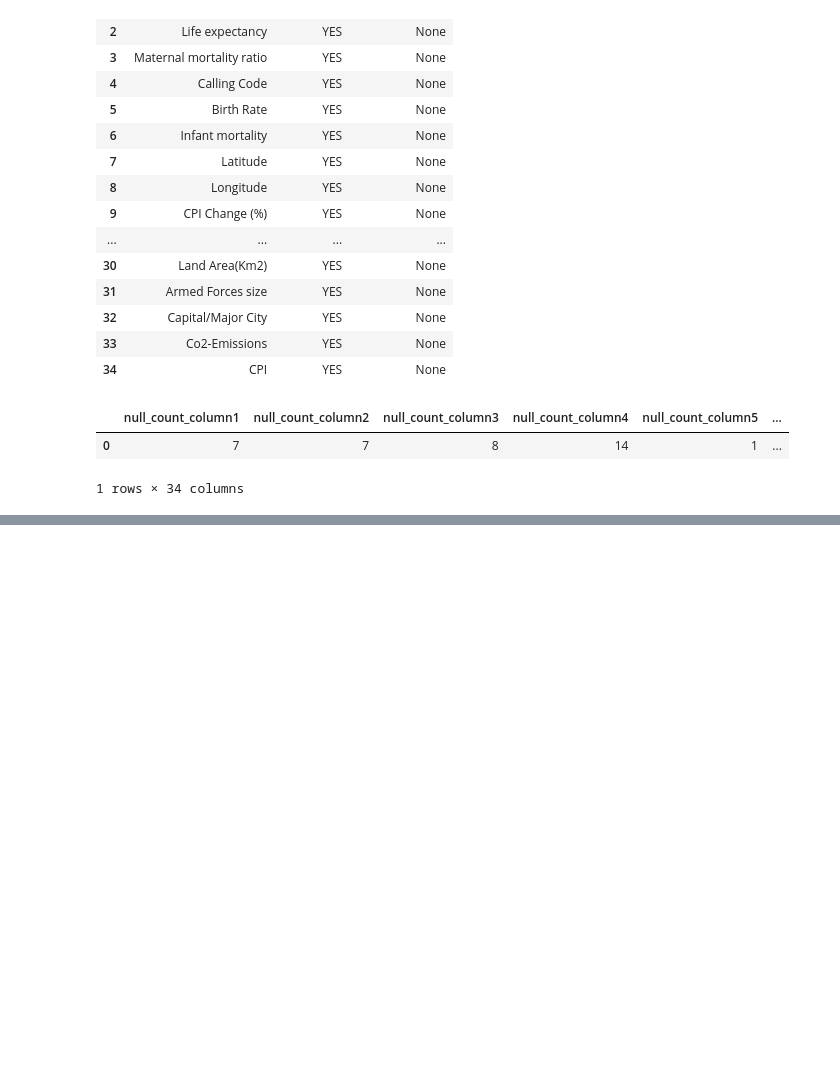
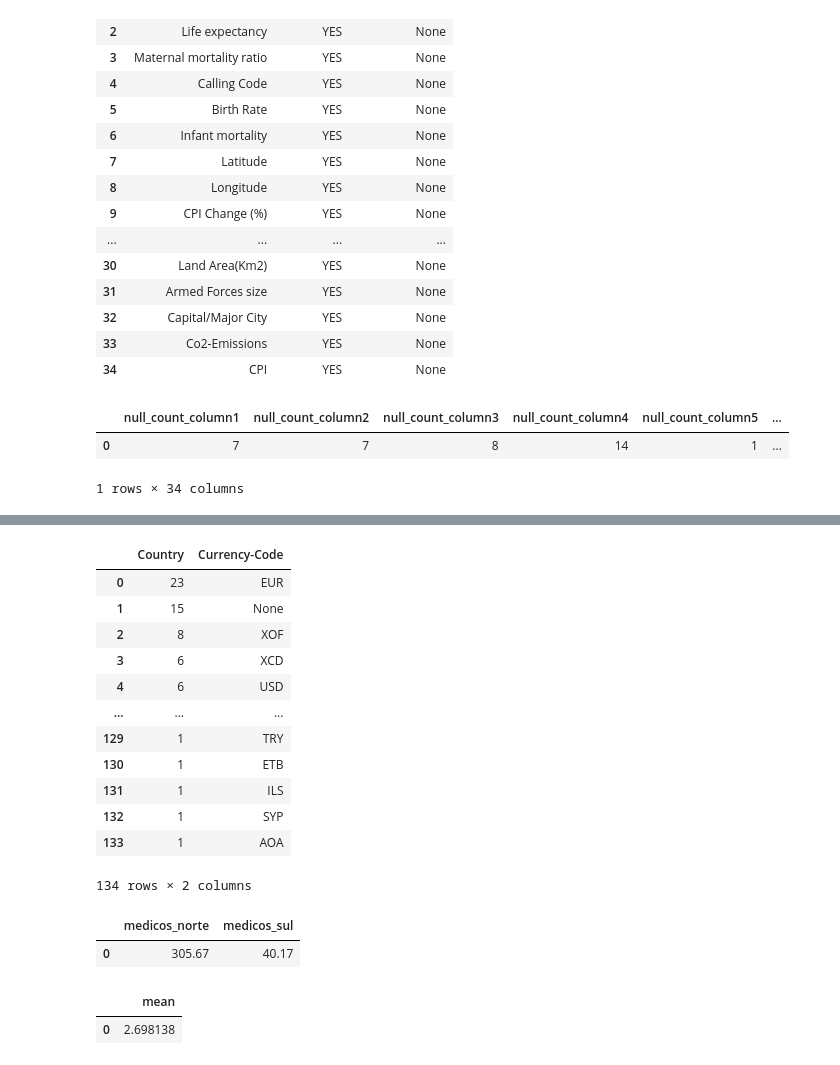
Before and after one commit to myrnamartinelli/world_data_queries, a Jupyter notebook: Untitled-1.ipynb, the cells around one changed output, grey strips where cells are left out. Drawn from its saved outputs; the diff is of its cells as text; code cells hidden in the pictures; blank space fills up the shorter version.

```diff
--- a/Untitled-1.ipynb
+++ b/Untitled-1.ipynb
@@ -171,0 +192,67 @@ pd.read_sql_query(query,engine)
+# %%
+#How many countries uses each currency
+
+query = """
+SELECT
+    COUNT("Country") AS "Country",
+    "Currency-Code"
+FROM
+    world_data
+GROUP BY
+    "Currency-Code"
+ORDER BY
+    "Country" DESC
+"""
+
+pd.read_sql_query(query,engine)
+# %% [output]
+|  | Country | Currency-Code |
+| 0 | 23 | EUR |
+| 1 | 15 | None |
+| 2 | 8 | XOF |
+| 3 | 6 | XCD |
+| 4 | 6 | USD |
+| ... | ... | ... |
+| 129 | 1 | TRY |
+| 130 | 1 | ETB |
+| 131 | 1 | ILS |
+| 132 | 1 | SYP |
+| 133 | 1 | AOA |
+134 rows × 2 columns
+# %%
+#quantidade de medicos no hems norte vs hemsferio sul
+
+query = """
+SELECT
+    SUM(
+        CASE
+            WHEN "Latitude" > 0 THEN "Physicians per thousand"
+            ELSE 0
+        END
+    ) AS medicos_norte,
+    SUM(
+        CASE
+            WHEN "Latitude" < 0 THEN "Physicians per thousand"
+            ELSE 0
+        END
+    ) AS medicos_sul
+FROM
+    world_data
+"""
+pd.read_sql_query(query,engine)
+# %% [output]
+|  | medicos_norte | medicos_sul |
+| 0 | 305.67 | 40.17 |
+# %%
+#Média da fertilidade mundial
+
+query = """
+SELECT
+    AVG("Fertility Rate") AS mean
+FROM
+    world_data
+"""
+pd.read_sql_query(query,engine)
+# %% [output]
+|  | mean |
+| 0 | 2.698138 |
```
Also changed, not shown: parts of 9 cells of this notebook.
